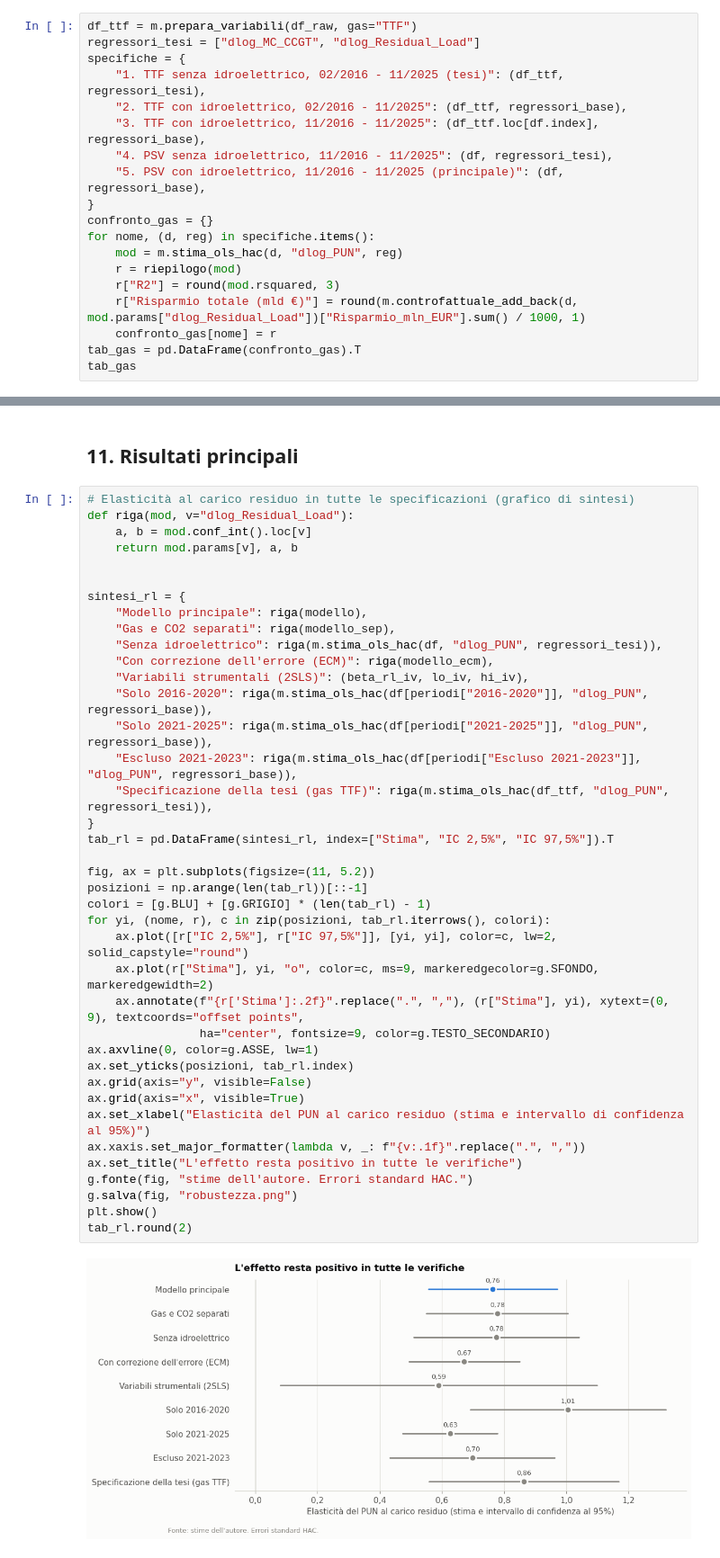
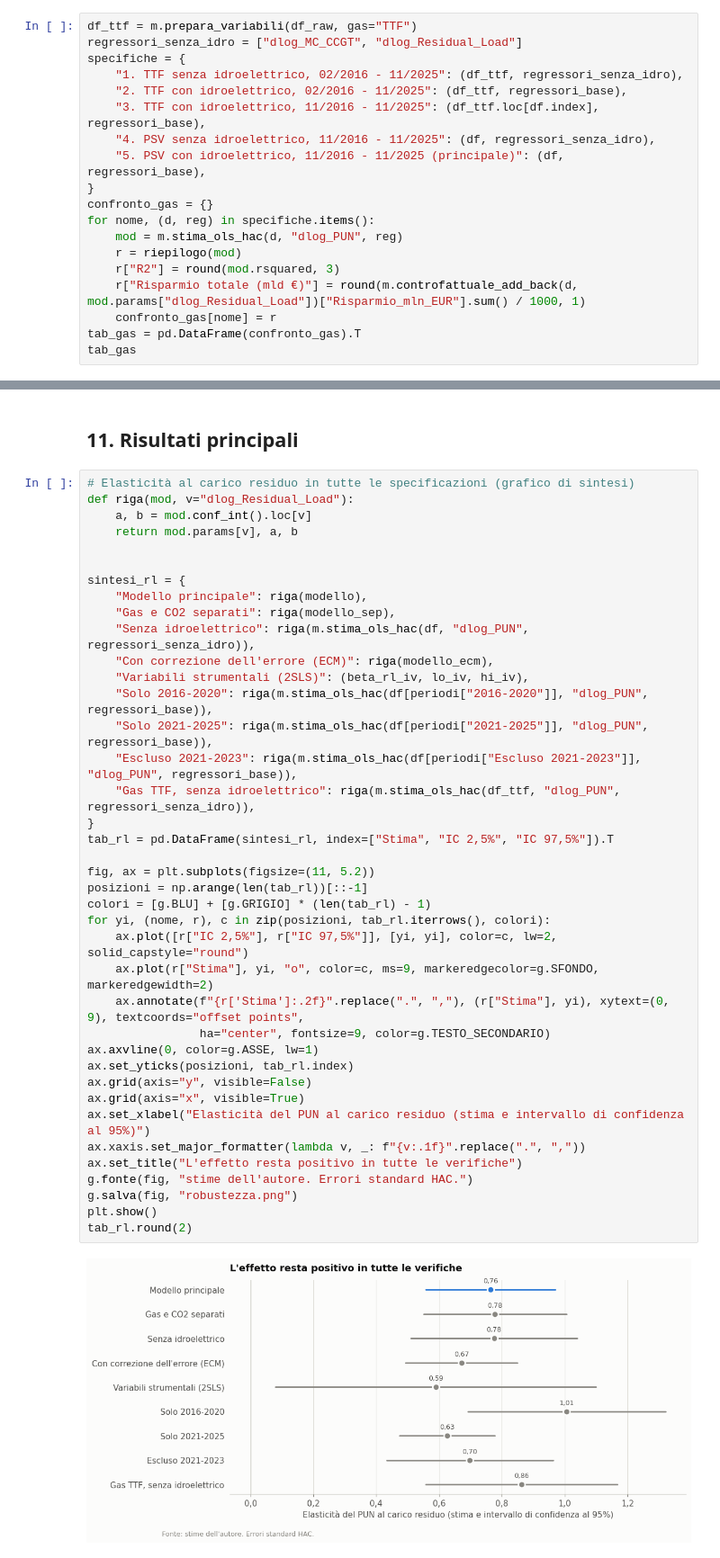
Before and after one commit to Lorenzo-Fabrizio/italian-electricity-price-econometrics, a Jupyter notebook: analisi_PUN.ipynb, the cells around one changed output, grey strips where cells are left out. Shown at 90% size. Saved outputs shown, nothing was run; the diff lists cells and outputs as text.

```diff
--- a/analisi_PUN.ipynb
+++ b/analisi_PUN.ipynb
@@ -738,12 +738,12 @@ Il confronto tra le righe 4 e 5 mostra se il risultato dipende dal controllo per
 Il TTF della World Bank e il PSV del GME differiscono per due motivi: il **mercato** (olandese o italiano) e la **scadenza**. Il TTF della World Bank è vicino al contratto per il mese successivo (*front-month*), mentre il PSV del GME è un prezzo **spot**, come il PUN. Nell'autunno 2022, quando i prezzi a termine erano molto sopra quelli spot, la differenza è stata ampia.
 # %%
 df_ttf = m.prepara_variabili(df_raw, gas="TTF")
-regressori_tesi = ["dlog_MC_CCGT", "dlog_Residual_Load"]
+regressori_senza_idro = ["dlog_MC_CCGT", "dlog_Residual_Load"]
 specifiche = {
-    "1. TTF senza idroelettrico, 02/2016 - 11/2025 (tesi)": (df_ttf, regressori_tesi),
+    "1. TTF senza idroelettrico, 02/2016 - 11/2025": (df_ttf, regressori_senza_idro),
     "2. TTF con idroelettrico, 02/2016 - 11/2025": (df_ttf, regressori_base),
     "3. TTF con idroelettrico, 11/2016 - 11/2025": (df_ttf.loc[df.index], regressori_base),
-    "4. PSV senza idroelettrico, 11/2016 - 11/2025": (df, regressori_tesi),
+    "4. PSV senza idroelettrico, 11/2016 - 11/2025": (df, regressori_senza_idro),
     "5. PSV con idroelettrico, 11/2016 - 11/2025 (principale)": (df, regressori_base),
 }
 confronto_gas = {}
@@ -994,37 +994,37 @@ def riga(mod, v="dlog_Residual_Load"):
 sintesi_rl = {
     "Modello principale": riga(modello),
     "Gas e CO2 separati": riga(modello_sep),
-    "Senza idroelettrico": riga(m.stima_ols_hac(df, "dlog_PUN", regressori_tesi)),
+    "Senza idroelettrico": riga(m.stima_ols_hac(df, "dlog_PUN", regressori_senza_idro)),
     "Con correzione dell'errore (ECM)": riga(modello_ecm),
     "Variabili strumentali (2SLS)": (beta_rl_iv, lo_iv, hi_iv),
     "Solo 2016-2020": riga(m.stima_ols_hac(df[periodi["2016-2020"]], "dlog_PUN", regressori_base)),
     "Solo 2021-2025": riga(m.stima_ols_hac(df[periodi["2021-2025"]], "dlog_PUN", regressori_base)),
     "Escluso 2021-2023": riga(m.stima_ols_hac(df[periodi["Escluso 2021-2023"]], "dlog_PUN", regressori_base)),
-    "Specificazione della tesi (gas TTF)": riga(m.stima_ols_hac(df_ttf, "dlog_PUN", regressori_tesi)),
+    "Gas TTF, senza idroelettrico": riga(m.stima_ols_hac(df_ttf, "dlog_PUN", regressori_senza_idro)),
 }
 tab_rl = pd.DataFrame(sintesi_rl, index=["Stima", "IC 2,5%", "IC 97,5%"]).T
 
 fig, ax = plt.subplots(figsize=(11, 5.2))
 posizioni = np.arange(len(tab_rl))[::-1]
 colori = [g.BLU] + [g.GRIGIO] * (len(tab_rl) - 1)
 for yi, (nome, r), c in zip(posizioni, tab_rl.iterrows(), colori):
     ax.plot([r["IC 2,5%"], r["IC 97,5%"]], [yi, yi], color=c, lw=2, solid_capstyle="round")
     ax.plot(r["Stima"], yi, "o", color=c, ms=9, markeredgecolor=g.SFONDO, markeredgewidth=2)
     ax.annotate(f"{r['Stima']:.2f}".replace(".", ","), (r["Stima"], yi), xytext=(0, 9), textcoords="offset points",
                 ha="center", fontsize=9, color=g.TESTO_SECONDARIO)
 ax.axvline(0, color=g.ASSE, lw=1)
 ax.set_yticks(posizioni, tab_rl.index)
 ax.grid(axis="y", visible=False)
 ax.grid(axis="x", visible=True)
 ax.set_xlabel("Elasticità del PUN al carico residuo (stima e intervallo di confidenza al 95%)")
 ax.xaxis.set_major_formatter(lambda v, _: f"{v:.1f}".replace(".", ","))
 ax.set_title("L'effetto resta positivo in tutte le verifiche")
 g.fonte(fig, "stime dell'autore. Errori standard HAC.")
 g.salva(fig, "robustezza.png")
 plt.show()
 tab_rl.round(2)
 # %% [output]
-[figure, old version]
+[figure, new version]
 |  | Stima | IC 2,5% | IC 97,5% |
 | Modello principale | 0.76 | 0.56 | 0.97 |
 | Gas e CO2 separati | 0.78 | 0.55 | 1.01 |
```
Also changed, not shown: parts of 10 cells of this notebook, 4 other files.
